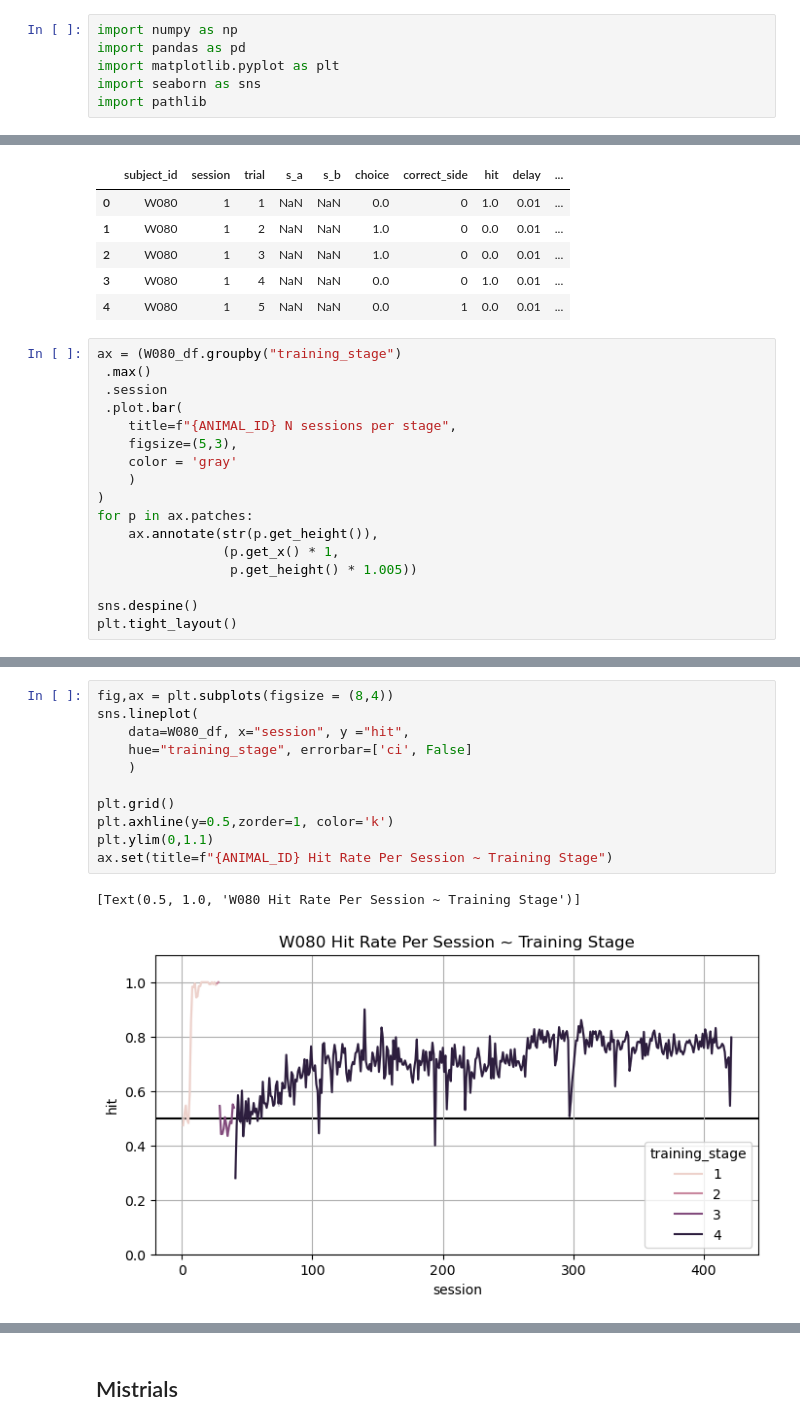
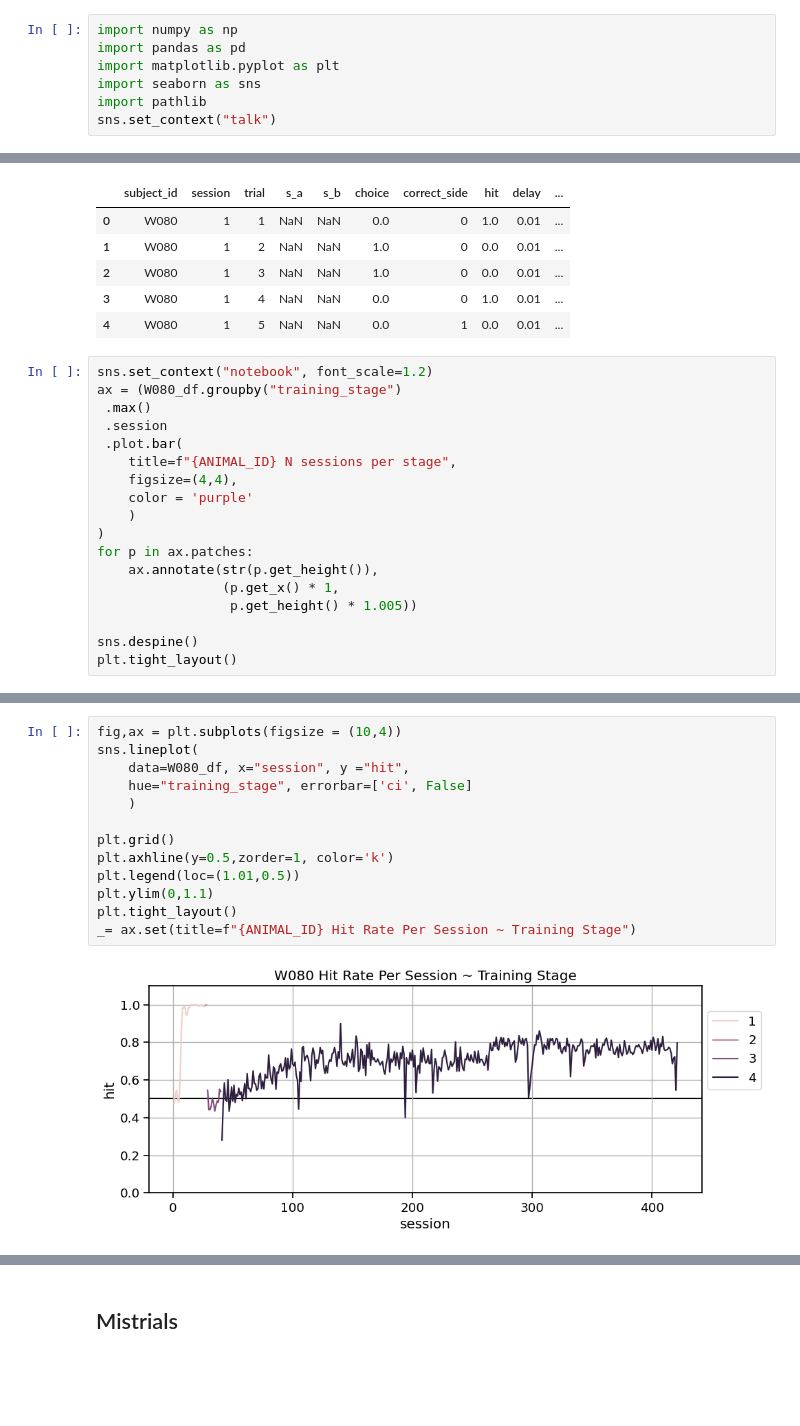
Before and after one commit to jess-breda/violations-multinomial, a Jupyter notebook: explring_dataset.ipynb, the cells around one changed output, grey strips where cells are left out. Cells and saved outputs as stored; diff of their text form; blank space fills up the shorter version.

```diff
--- a/explring_dataset.ipynb
+++ b/explring_dataset.ipynb
@@ -10,6 +10,7 @@ import pandas as pd
 import matplotlib.pyplot as plt
 import seaborn as sns
 import pathlib
+sns.set_context("talk")
 # %%
 DATA_PATH = pathlib.Path("X:\jbreda\learning_project\data")
 F_NAME = "rat_behavior.csv"
@@ -43,13 +44,14 @@ W080_df.head()
 | 3 | W080 | 1 | 4 | NaN | NaN | 0.0 | 0 | 1.0 | 0.01 | ... |
 | 4 | W080 | 1 | 5 | NaN | NaN | 0.0 | 1 | 0.0 | 0.01 | ... |
 # %%
+sns.set_context("notebook", font_scale=1.2)
 ax = (W080_df.groupby("training_stage")
  .max()
  .session
  .plot.bar(
     title=f"{ANIMAL_ID} N sessions per stage",
-    figsize=(5,3),
-    color = 'gray'
+    figsize=(4,4),
+    color = 'purple'
     )
 )
 for p in ax.patches:
@@ -64,15 +80,16 @@ plt.tight_layout()
 # %%
-fig,ax = plt.subplots(figsize = (8,4))
+fig,ax = plt.subplots(figsize = (10,4))
 sns.lineplot(
     data=W080_df, x="session", y ="hit",
     hue="training_stage", errorbar=['ci', False]
     )
 
 plt.grid()
 plt.axhline(y=0.5,zorder=1, color='k')
+plt.legend(loc=(1.01,0.5))
 plt.ylim(0,1.1)
-ax.set(title=f"{ANIMAL_ID} Hit Rate Per Session ~ Training Stage")
+plt.tight_layout()
+_= ax.set(title=f"{ANIMAL_ID} Hit Rate Per Session ~ Training Stage")
 # %% [output]
-[Text(0.5, 1.0, 'W080 Hit Rate Per Session ~ Training Stage')]
-[figure, old version]
+[figure, new version]
 # %%
```
Also changed, not shown: parts of 6 cells of this notebook.
